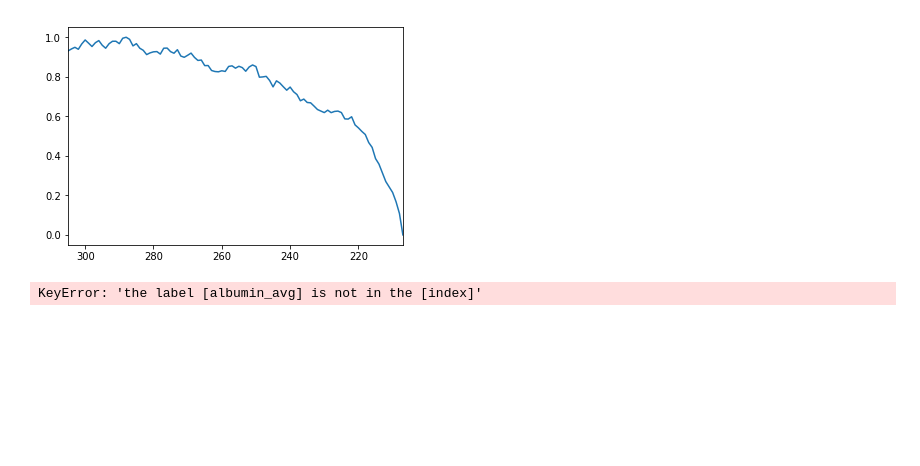
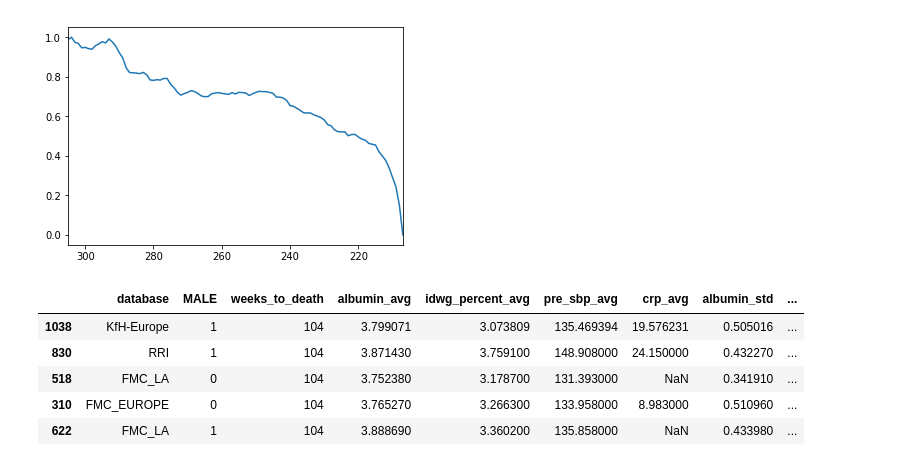
Before and after one commit to creidknox/ds_proj, a Jupyter notebook: Sonification.ipynb, the cells around one changed output. Cells and saved outputs as stored; diff of their text form; code cells hidden in the pictures; blank space fills up the shorter version.

```diff
--- a/Sonification.ipynb
+++ b/Sonification.ipynb
@@ -12,8 +19,9 @@ df = df.sort_values(by='weeks_to_death', ascending=False)
 # %%
-#Select albumin average for FEMALES in FMC_EUROPE
-# Get subset of the dataframe to sonify
-alb = df.loc[(df['database'] == 'FMC_EUROPE') & (df['MALE'] == 0), 'albumin_avg']
+# Select var average for FEMALES in FMC_EUROPE
+# Get subset of the dataframe to sonify - already sorted by weeks_to_death desc
+test_var = df.loc[(df['database'] == 'FMC_EUROPE') & (df['MALE'] == 0), 'pre_sbp_avg']
+# alb = df.loc[(df['database'] == 'FMC_EUROPE') & (df['MALE'] == 0), 'albumin_avg']
 
 #take 5 week rolling average, then normalize the values
-alb = alb.rolling(5).mean()[5:]
-alb = (alb - alb.min())/(alb.max() - alb.min())
+test_var = test_var.rolling(5).mean()[5:]
+test_var = (test_var - test_var.min())/(test_var.max() - test_var.min())
@@ -258,16 +338,18 @@ Name: albumin_avg, Length: 99, dtype: float64
 # %%
 import matplotlib.pyplot as plt
 
-alb.plot()
+test_var.plot()
 plt.show()
 # %% [output]
-[figure, old version]
+[figure, new version]
-# %%
-df.loc['albumin_avg'].plot()
-plt.show()
-# %% [output]
-KeyError: 'the label [albumin_avg] is not in the [index]'
 # %%
-df
+df.head()
+# %% [output]
+|  | database | MALE | weeks_to_death | albumin_avg | idwg_percent_avg | pre_sbp_avg | crp_avg | albumin_std | ... |
+| 1038 | KfH-Europe | 1 | 104 | 3.799071 | 3.073809 | 135.469394 | 19.576231 | 0.505016 | ... |
+| 830 | RRI | 1 | 104 | 3.871430 | 3.759100 | 148.908000 | 24.150000 | 0.432270 | ... |
+| 518 | FMC_LA | 0 | 104 | 3.752380 | 3.178700 | 131.393000 | NaN | 0.341910 | ... |
+| 310 | FMC_EUROPE | 0 | 104 | 3.765270 | 3.266300 | 133.958000 | 8.983000 | 0.510960 | ... |
+| 622 | FMC_LA | 1 | 104 | 3.888690 | 3.360200 | 135.858000 | NaN | 0.433980 | ... |
 # %%
 instruments
```
Also changed, not shown: parts of 15 cells of this notebook, 27 other files.
